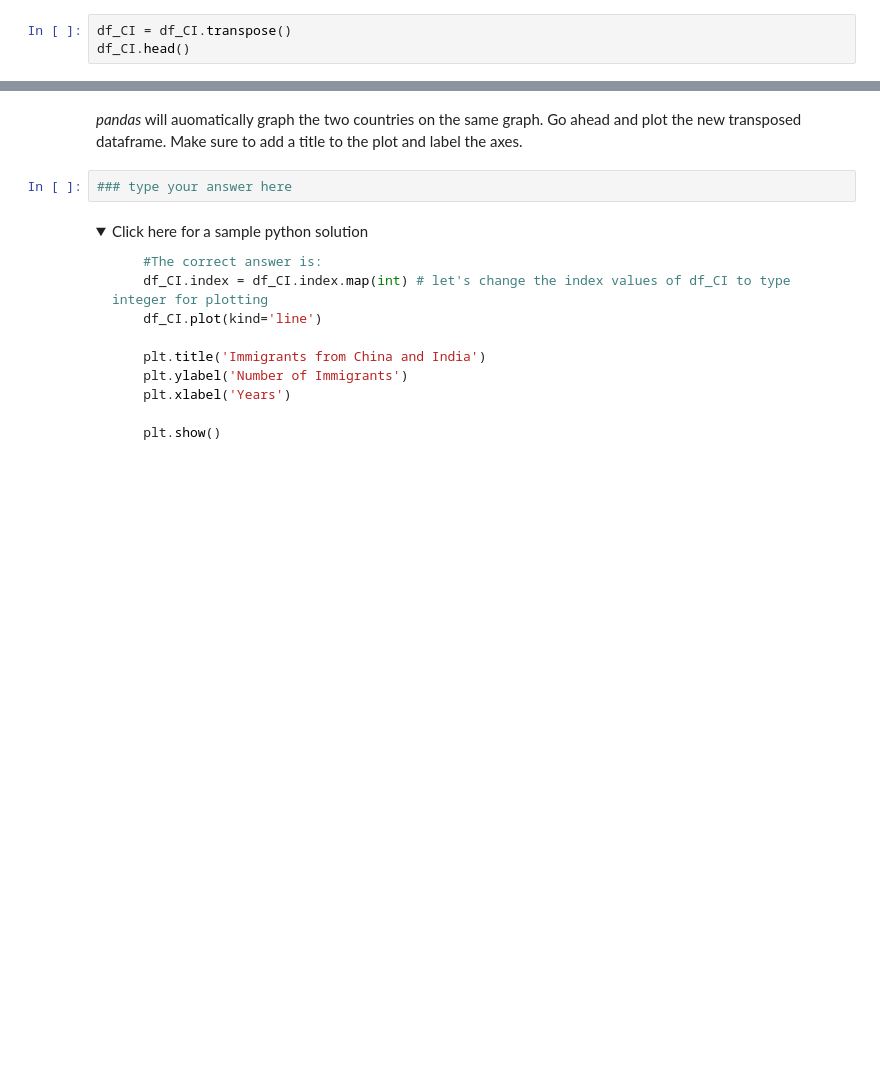
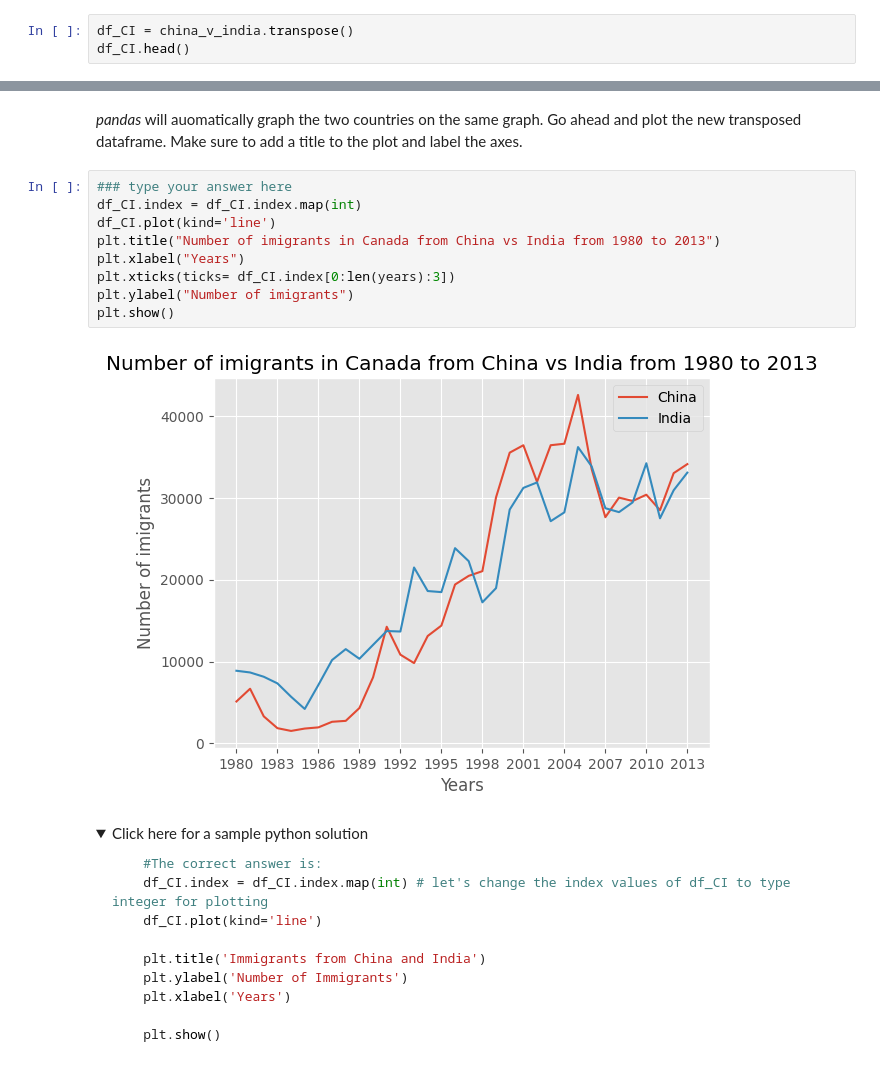
Before and after one commit to tranttha/IBM-DS-Course, a Jupyter notebook: Course 8 Data visulization with python/Module 1 Introduction to data visualization tools/1.2-Exercise-Introduction-to-Matplotlib-and-Line-Plots_.ipynb, the cells around one changed output, grey strips where cells are left out. Cells and saved outputs as stored; diff of their text form; folded sections open; blank space fills up the shorter version.

```diff
--- a/Course 8 Data visulization with python/Module 1 Introduction to data visualization tools/1.2-Exercise-Introduction-to-Matplotlib-and-Line-Plots_.ipynb
+++ b/Course 8 Data visulization with python/Module 1 Introduction to data visualization tools/1.2-Exercise-Introduction-to-Matplotlib-and-Line-Plots_.ipynb
@@ -231,5 +289,5 @@ That doesn't look right...
 
 Recall that *pandas* plots the indices on the x-axis and the columns as individual lines on the y-axis. Since `df_CI` is a dataframe with the `country` as the index and `years` as the columns, we must first transpose the dataframe using `transpose()` method to swap the row and columns.
 # %%
-df_CI = df_CI.transpose()
+df_CI = china_v_india.transpose()
 df_CI.head()
@@ -237,6 +302,15 @@ df_CI.head()
 *pandas* will auomatically graph the two countries on the same graph. Go ahead and plot the new transposed dataframe. Make sure to add a title to the plot and label the axes.
 # %%
 ### type your answer here
+df_CI.index = df_CI.index.map(int)
+df_CI.plot(kind='line')
+plt.title("Number of imigrants in Canada from China vs India from 1980 to 2013")
+plt.xlabel("Years")
+plt.xticks(ticks= df_CI.index[0:len(years):3])
+plt.ylabel("Number of imigrants")
+plt.show()
+# %% [output]
+[figure, added]
 # %% [markdown]
 <details><summary>Click here for a sample python solution</summary>
 
```
Also changed, not shown: parts of 14 cells of this notebook.
